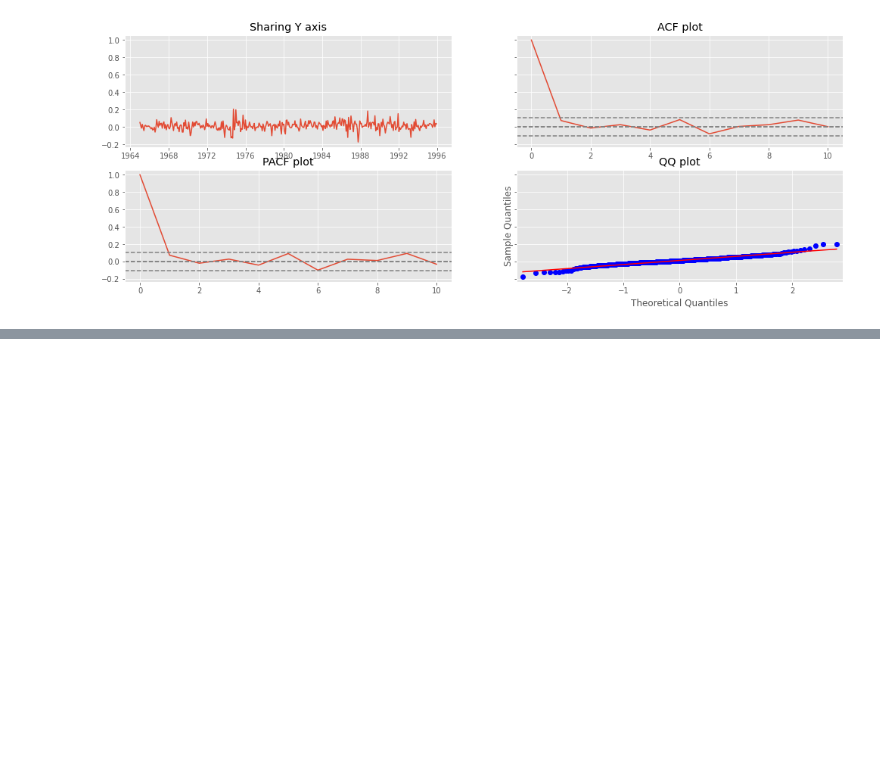
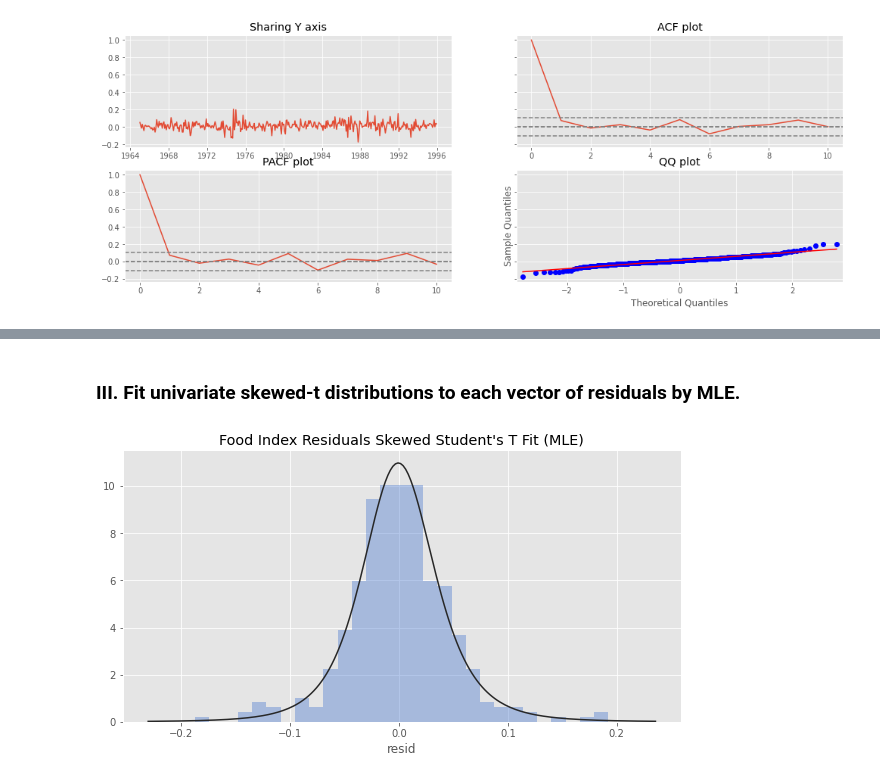
Before and after one commit to unnikrishnannambiar/BTP_II_Unnikrishnan_Nambiar, a Jupyter notebook: Abstract_Analysis.ipynb, the cells around one changed output, grey strips where cells are left out. Cells and saved outputs as stored; diff of their text form; code cells hidden in the pictures; blank space fills up the shorter version.

```diff
--- a/Abstract_Analysis.ipynb
+++ b/Abstract_Analysis.ipynb
@@ -177,0 +222,14 @@ Covariance estimator: robust
+# %%
+residuals = res.resid
+# %% [markdown]
+### III. Fit univariate skewed-t distributions to each vector of residuals by MLE.
+# %%
+from scipy.stats import nct
+
+plt.figure(figsize=(10, 5))
+plt.title("Food Index Residuals Skewed Student's T Fit (MLE)")
+sns.set_palette('muted')
+sns.distplot(residuals, fit=nct,kde=False)
+plt.savefig('skewed_std.png')
+# %% [output]
+[figure, added]
```
Also changed, not shown: parts of 8 cells of this notebook, 2 other files.
